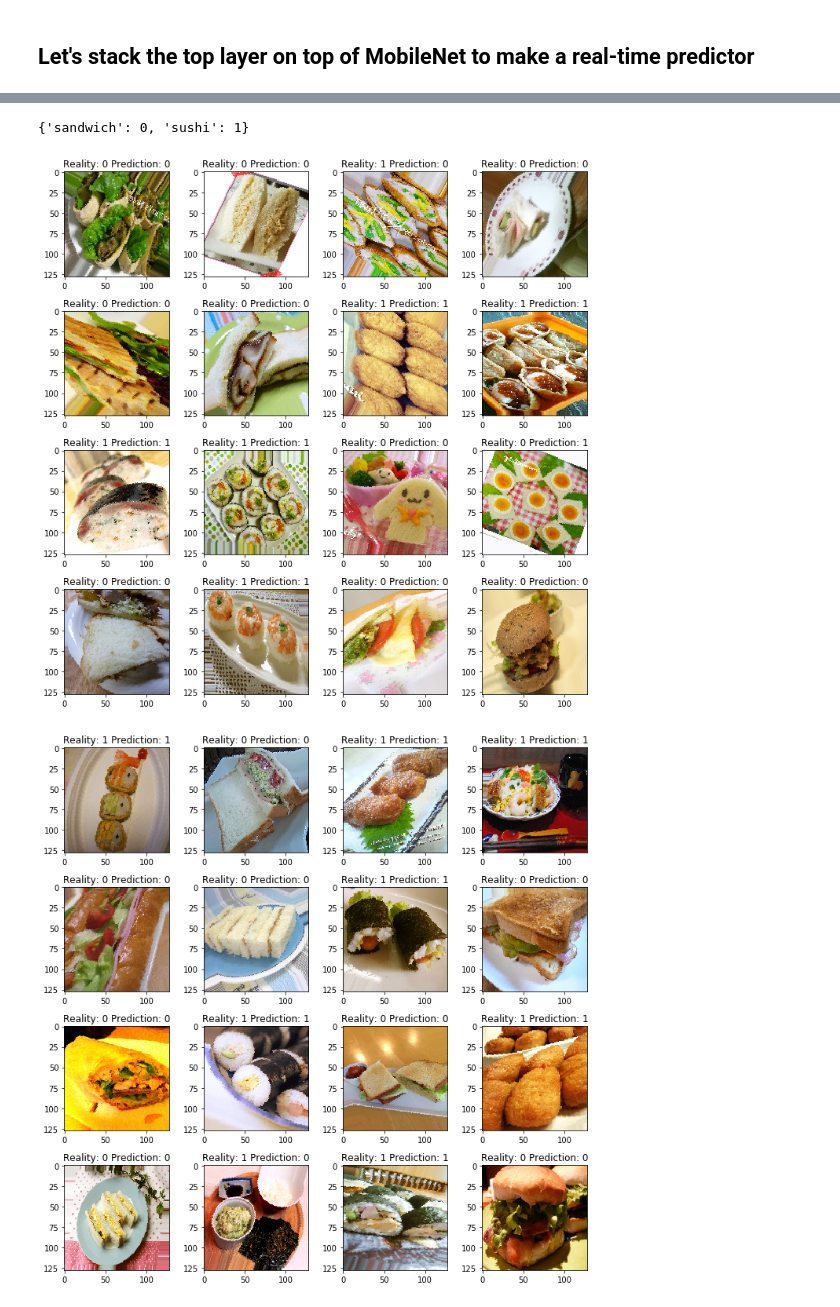
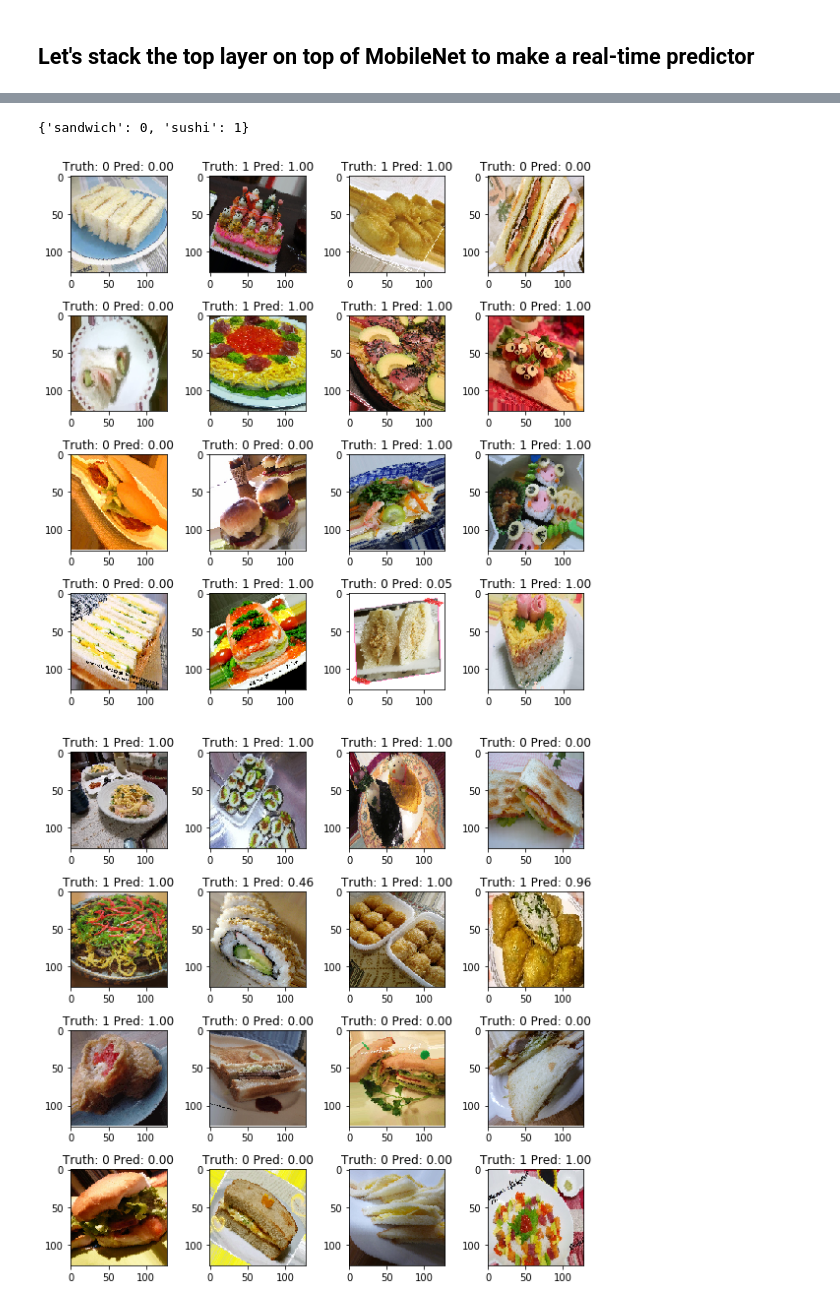
Before and after one commit to brtknr/SushiSandwichClassifier, a Jupyter notebook: sushi-or-sandwich-keras.ipynb, the cells around one changed output, grey strips where cells are left out. Saved outputs shown, nothing was run; the diff lists cells and outputs as text; code cells hidden in the pictures.

```diff
--- a/sushi-or-sandwich-keras.ipynb
+++ b/sushi-or-sandwich-keras.ipynb
@@ -94,14 +96,14 @@ Found 162 images belonging to 2 classes.
 # %%
 print(train_generator.class_indices)
 
-images,labels=train_generator.next()
+images,labels=train_generator[0]
 
 for ix,(im,l) in enumerate(zip(images,labels)):
     if ix%16 == 0:
-        plt.figure(figsize=(10,10))
+        plt.figure(figsize=(8,8))
     plt.subplot(4,4,ix%16+1)
     plt.imshow(im)
-    plt.title('Reality: {:0.0f}'.format(l))
+    plt.title('Truth: {:0.0f}'.format(l))
     if (ix+1)%16 == 0:
         plt.tight_layout()
 # %% [output]
@@ -302,9 +430,11 @@ Found 162 images belonging to 2 classes.
 # %%
 model_top = Sequential()
 model_top.add(Flatten(input_shape=train_bottleneck.shape[1:]))
-model_top.add(Dense(256, activation='relu'))
+model_top.add(Dense(128))
+model_top.add(Activation('relu'))
 model_top.add(Dropout(0.5))
-model_top.add(Dense(1, activation='sigmoid'))
+model_top.add(Dense(1))
+model_top.add(Activation('sigmoid'))
 
 model_top.summary()
 
@@ -409,18 +676,18 @@ _________________________________________________________________
 # %%
 print(test_generator.class_indices)
 
-images,labels = test_generator.next()
+images, labels = test_generator[0]
 predictions = model_stacked.predict(images)
 
 for ix,(im,l,p) in enumerate(zip(images,labels,predictions.flatten())):
     if ix%16 == 0:
-        plt.figure(figsize=(10,10))
+        plt.figure(figsize=(8,8))
     plt.subplot(4,4,ix%16+1)
     plt.imshow(im)
-    plt.title('Reality: {:0.0f} Prediction: {:0.0f}'.format(l,p))
+    plt.title('Truth: {:0.0f} Pred: {:0.2f}'.format(l,p))
     if (ix+1)%16 == 0:
         plt.tight_layout()
 # %% [output]
 {'sandwich': 0, 'sushi': 1}
-[figure, old version]
+[figure, new version]
-[figure, old version]
+[figure, new version]
```
Also changed, not shown: parts of 17 cells of this notebook, 2 other files.
